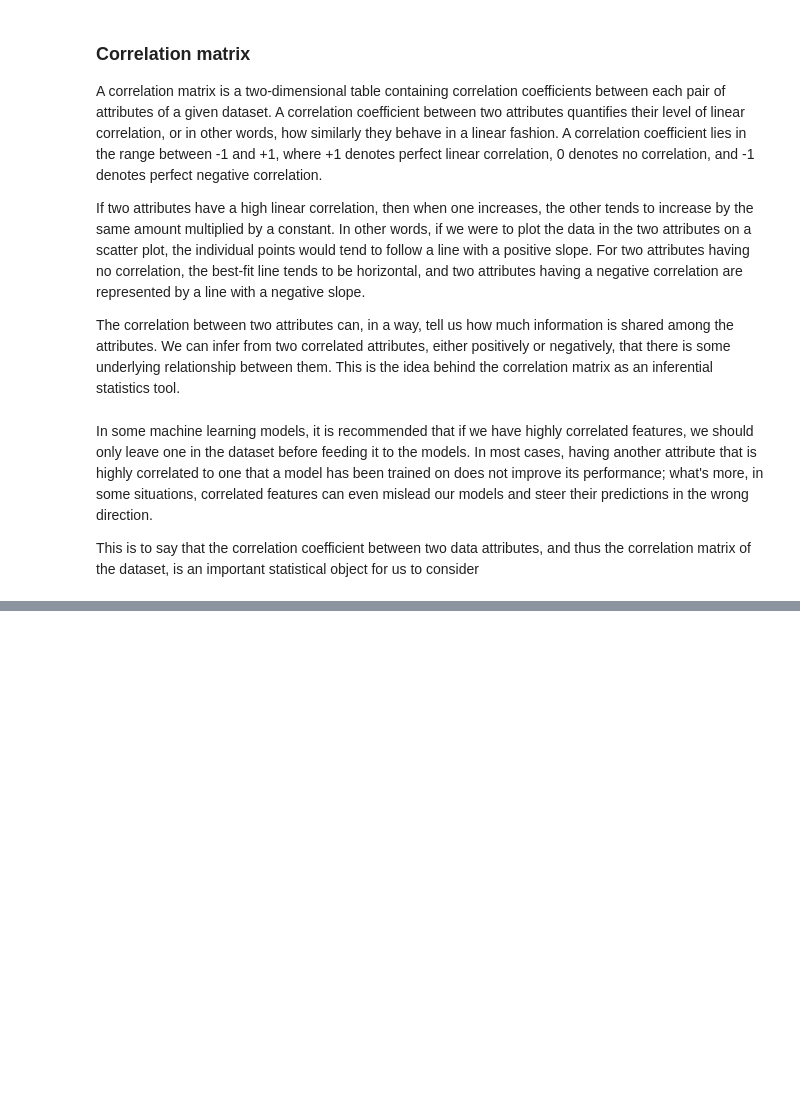
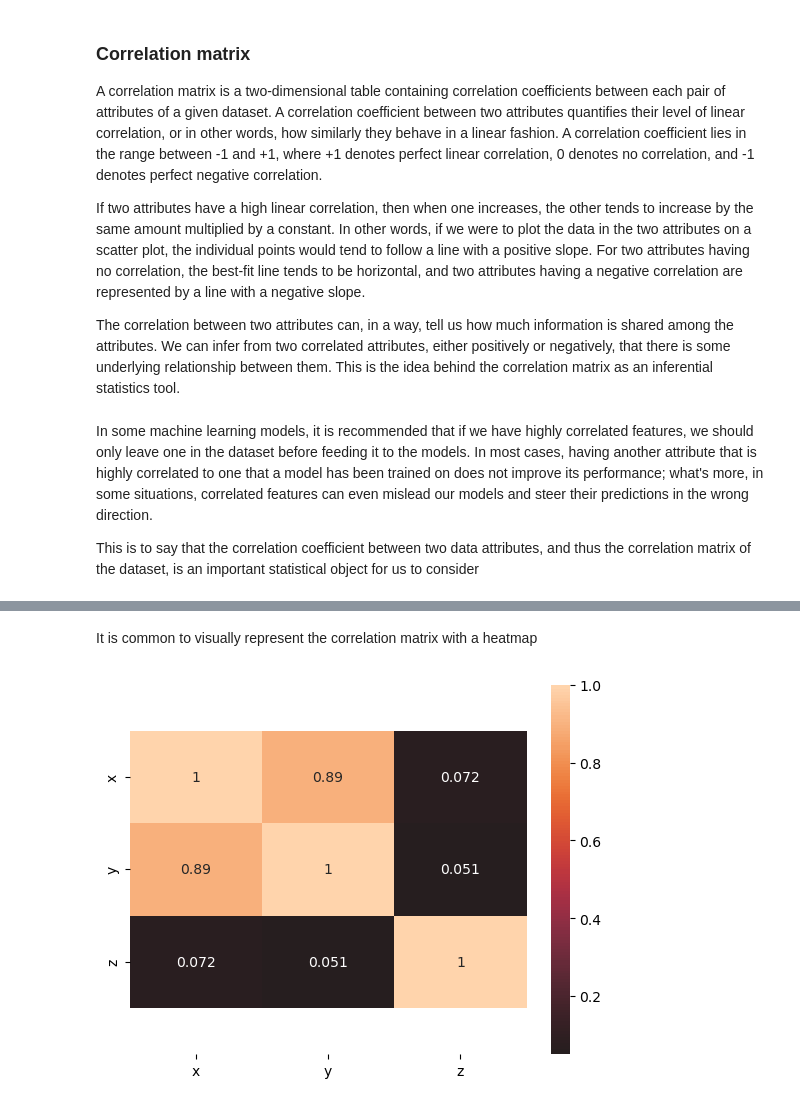
Before and after one commit to masinde70/Stats, a Jupyter notebook: statstoolbox.ipynb, the cells around one changed output, grey strips where cells are left out. Drawn from its saved outputs; the diff is of its cells as text; code cells hidden in the pictures; blank space fills up the shorter version.

Commit message:
correlation matrix

```diff
--- a/statstoolbox.ipynb
+++ b/statstoolbox.ipynb
@@ -307,0 +308,9 @@ df.corr()
+# %% [markdown]
+It is common to visually represent the correlation matrix with a heatmap
+# %%
+sns.heatmap(df.corr(), center=0, annot=True)
+bottom, top = plt.ylim()
+plt.ylim(bottom + 0.5, top - 0.5)
+plt.show()
+# %% [output]
+[figure, added]
```
Also changed, not shown: parts of 16 cells of this notebook, 1 other file.
